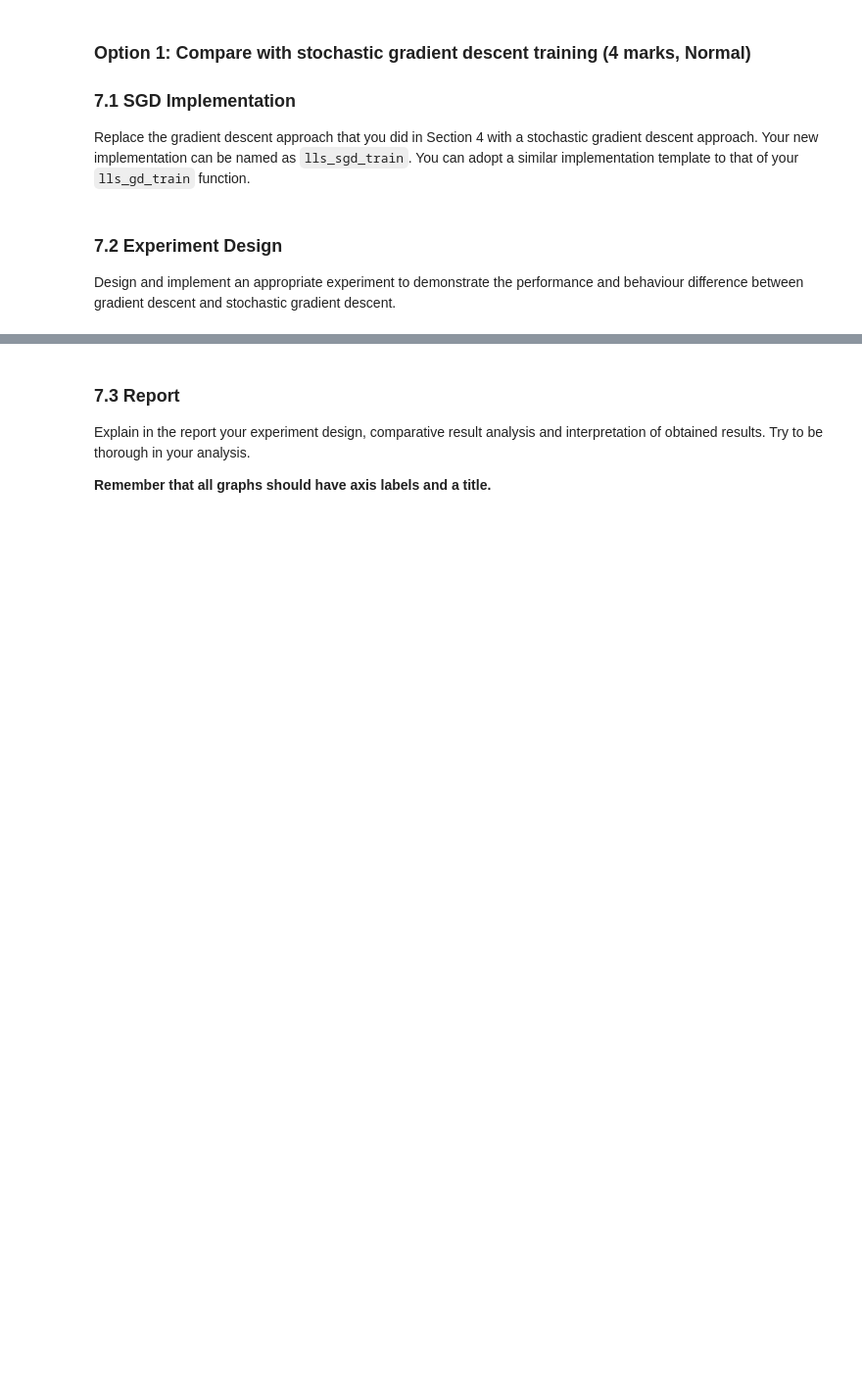
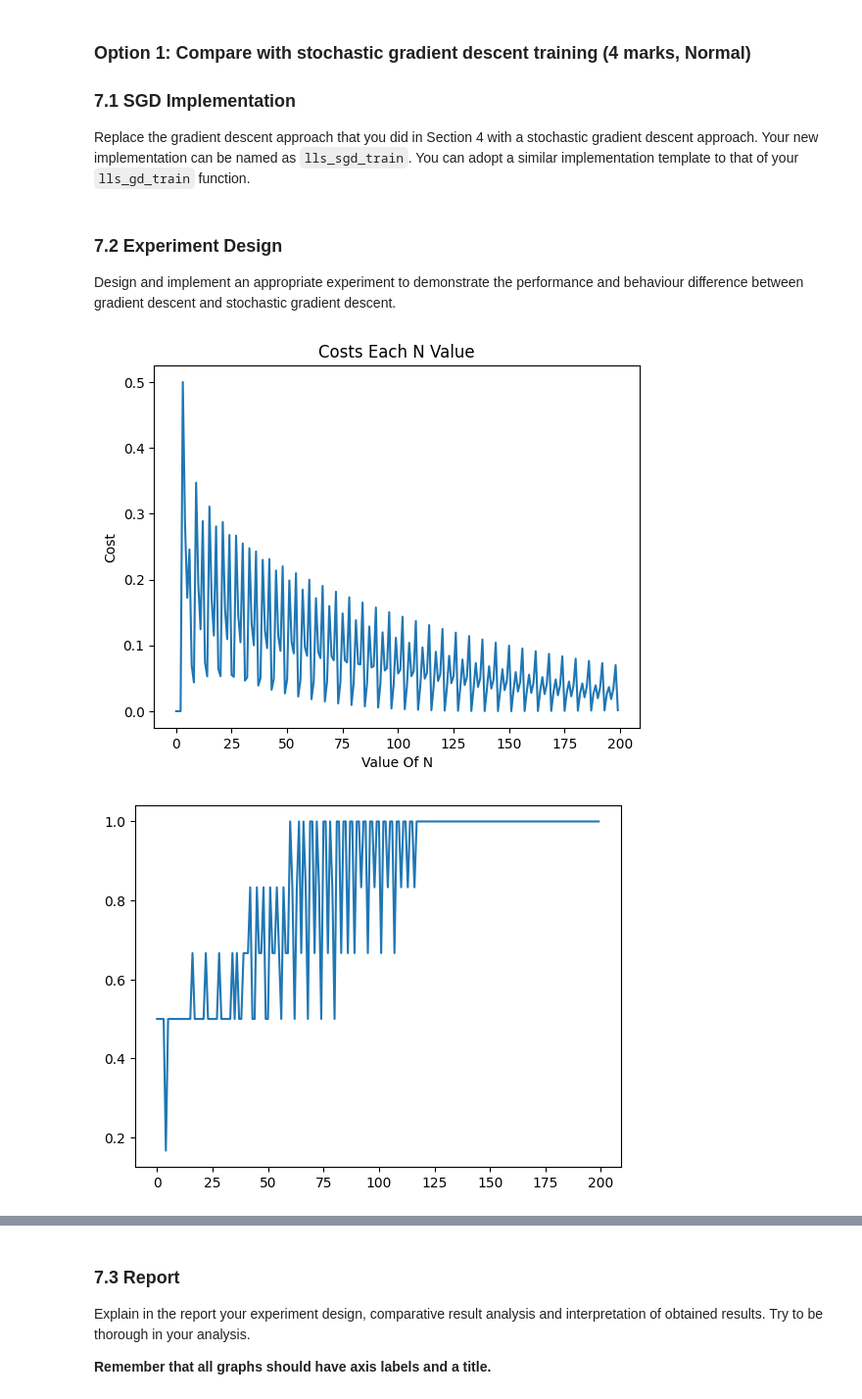
Before and after one commit to Georgegoodey/machineLearning, a Jupyter notebook: 24112-Lab2-S-Practice2.ipynb, the cells around one changed output, grey strips where cells are left out. Shown: that part at 98% size. Saved outputs shown, nothing was run; the diff lists cells and outputs as text; code cells hidden in the pictures; blank space fills up the shorter version.

```diff
--- a/24112-Lab2-S-Practice2.ipynb
+++ b/24112-Lab2-S-Practice2.ipynb
@@ -473,0 +516,55 @@ Design and implement an appropriate experiment to demonstrate the performance an
+# %%
+def lls_sgd_predict(w, x):
+   # Compute the prediction.
+    X_tilde = np.insert(x,0,1,axis=1)
+    predicted_y = X_tilde @ w
+
+    return predicted_y
+
+oneThirtyIndices = np.where((labels == 1)|(labels == 30))
+oneThirtyLabels = labels[oneThirtyIndices]
+data130 = data[oneThirtyIndices]
+
+# Binary encoding for single output model
+oneHot130 = np.zeros(oneThirtyLabels.shape[0])
+oneHot130[np.where(oneThirtyLabels==30)] = 1
+
+# partition
+trInd, teInd = partition_data(oneThirtyLabels, num_per_class=3)
+trData = data130[trInd, :]
+trLabel = oneHot130[trInd]
+teData = data130[teInd, :]
+teLabel = oneHot130[teInd]
+
+costs,weights = lls_sgd_train(trData, trLabel, 200, 0.001)
+
+trainingAccuracies = []
+testingAccuracies = []
+
+for i in range(200):
+    currentWeights = weights[i]
+    predictedTrainingOutputs = lls_sgd_predict(currentWeights, trData)
+    predictedTrainingOutputs = np.round(predictedTrainingOutputs)
+    trainingAccuracy = np.sum(predictedTrainingOutputs == trLabel)/predictedTrainingOutputs.shape[0]
+    trainingAccuracies.append(trainingAccuracy)
+    predictedTestingOutputs = lls_sgd_predict(currentWeights, teData)
+    predictedTestingOutputs = np.round(predictedTestingOutputs)
+    testingAccuracy = np.sum(predictedTestingOutputs == teLabel)/predictedTestingOutputs.shape[0]
+    testingAccuracies.append(testingAccuracy)
+
+x = range(200)
+y1 = costs
+y2 = trainingAccuracies
+y3 = testingAccuracies
+plt.xlabel('Value Of N')
+plt.ylabel('Cost')
+plt.errorbar(x, y1)
+plt.title('Costs Each N Value')
+plt.show()
+plt.errorbar(x, y2)
+plt.show()
+plt.errorbar(x, y3)
+plt.show()
+# %% [output]
+[figure, added]
+[figure, added]
```
Also changed, not shown: parts of 13 cells of this notebook, 1 other file.
